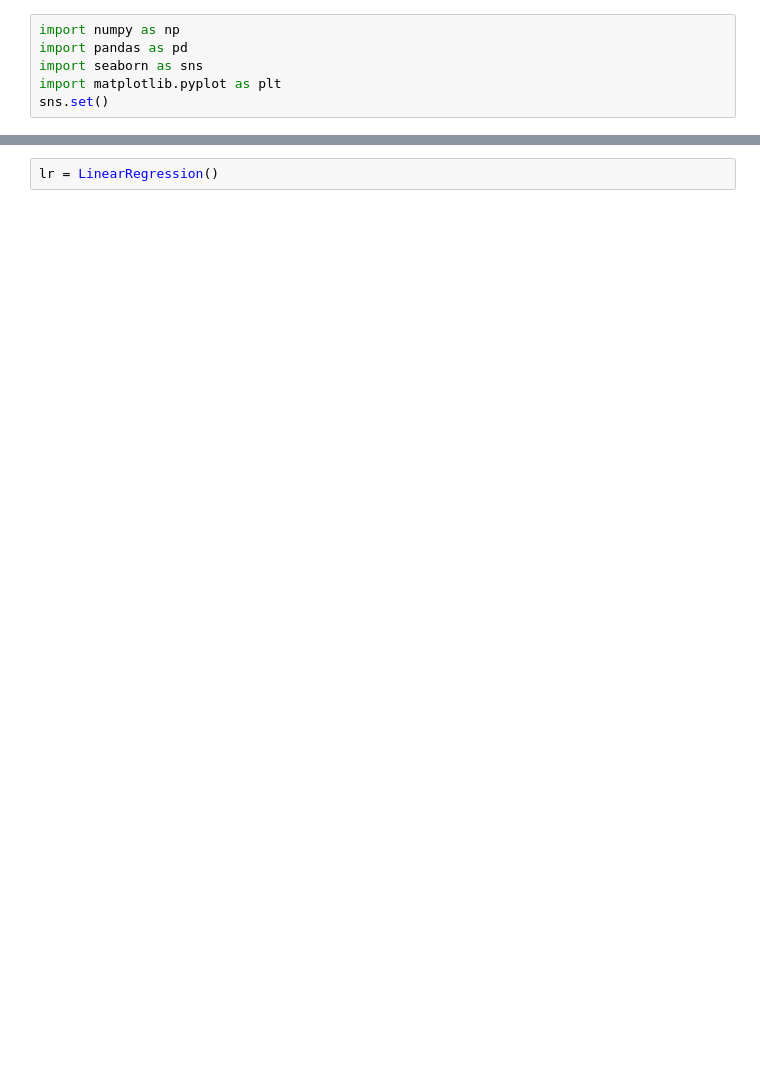
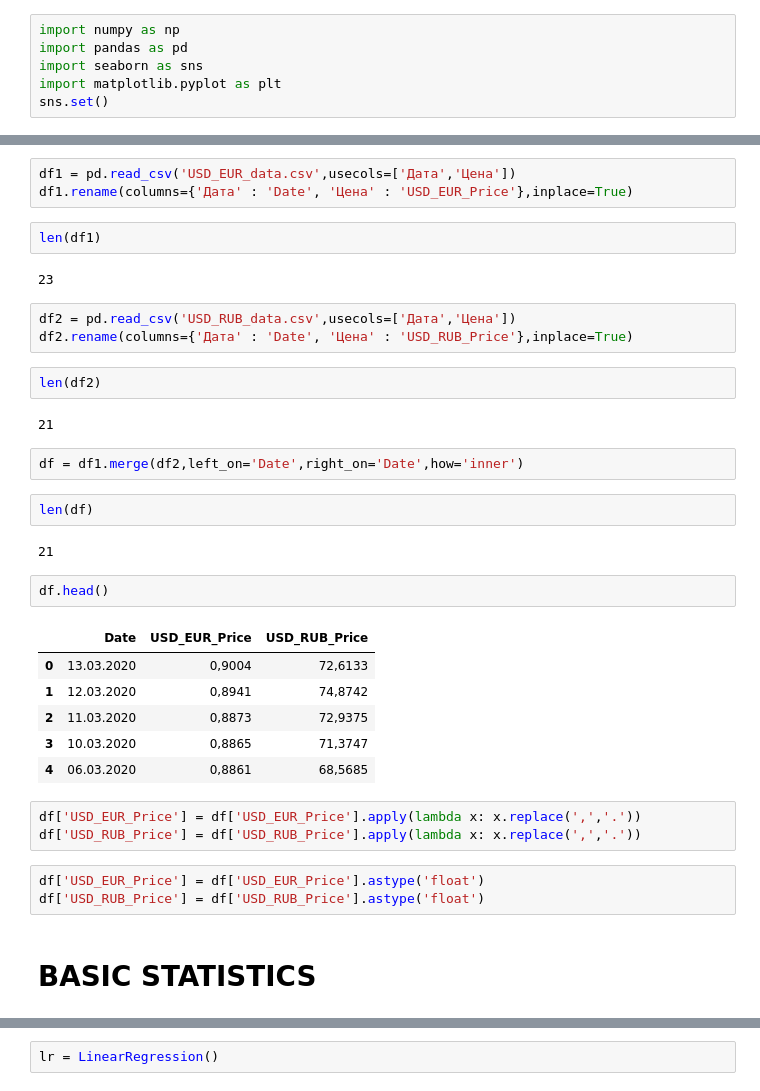
Before and after one commit to HikkaV/BI_labs, a Jupyter notebook: lab5.ipynb, the cells around one changed output, grey strips where cells are left out. Cells and saved outputs as stored; diff of their text form; blank space fills up the shorter version.

```diff
--- a/lab5.ipynb
+++ b/lab5.ipynb
@@ -6,0 +9,37 @@ sns.set()
+# %%
+df1 = pd.read_csv('USD_EUR_data.csv',usecols=['Дата','Цена'])
+df1.rename(columns={'Дата' : 'Date', 'Цена' : 'USD_EUR_Price'},inplace=True)
+# %%
+len(df1)
+# %% [output]
+23
+# %%
+df2 = pd.read_csv('USD_RUB_data.csv',usecols=['Дата','Цена'])
+df2.rename(columns={'Дата' : 'Date', 'Цена' : 'USD_RUB_Price'},inplace=True)
+# %%
+len(df2)
+# %% [output]
+21
+# %%
+df = df1.merge(df2,left_on='Date',right_on='Date',how='inner')
+# %%
+len(df)
+# %% [output]
+21
+# %%
+df.head()
+# %% [output]
+|  | Date | USD_EUR_Price | USD_RUB_Price |
+| 0 | 13.03.2020 | 0,9004 | 72,6133 |
+| 1 | 12.03.2020 | 0,8941 | 74,8742 |
+| 2 | 11.03.2020 | 0,8873 | 72,9375 |
+| 3 | 10.03.2020 | 0,8865 | 71,3747 |
+| 4 | 06.03.2020 | 0,8861 | 68,5685 |
+# %%
+df['USD_EUR_Price'] = df['USD_EUR_Price'].apply(lambda x: x.replace(',','.'))
+df['USD_RUB_Price'] = df['USD_RUB_Price'].apply(lambda x: x.replace(',','.'))
+# %%
+df['USD_EUR_Price'] = df['USD_EUR_Price'].astype('float')
+df['USD_RUB_Price'] = df['USD_RUB_Price'].astype('float')
+# %% [markdown]
+# BASIC STATISTICS
```
Also changed, not shown: parts of 14 cells of this notebook.
